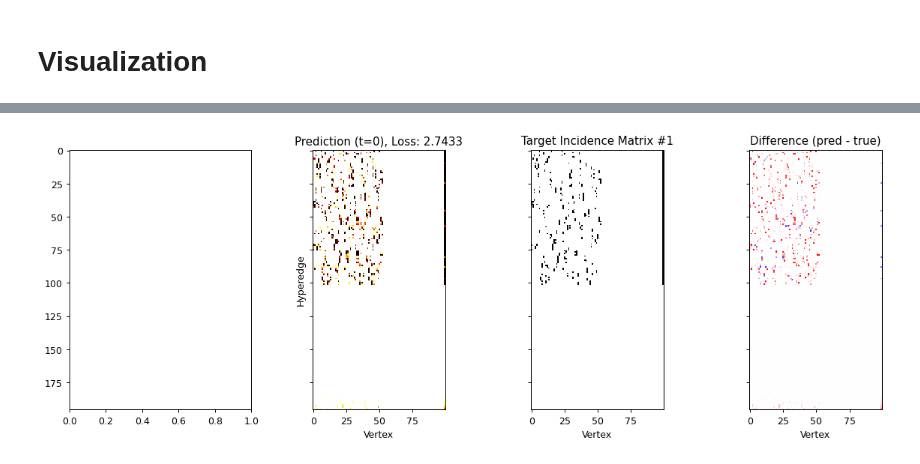
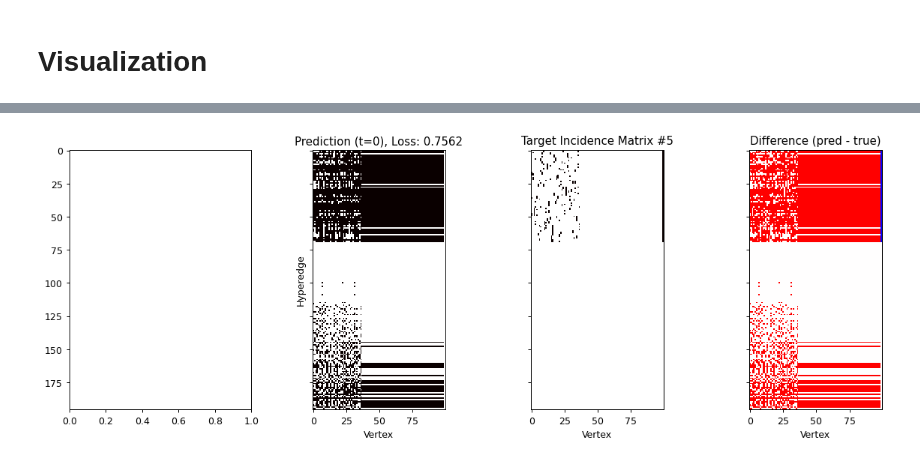
Before and after one commit to etiennedreyer/hypergraphflow, a Jupyter notebook: notebooks/convex_hull_custom.ipynb, the cells around one changed output, grey strips where cells are left out. Drawn from its saved outputs; the diff is of its cells as text; code cells hidden in the pictures.

```diff
--- a/notebooks/convex_hull_custom.ipynb
+++ b/notebooks/convex_hull_custom.ipynb
@@ -127,5 +142,5 @@ config['nray'] = 0
 # %%
 # trainer, model, ds, dls = main(config, mode="train", overtrain=True) #, checkpoint=ckpt)
-trainer, model, ds, dls = main(config, mode="test", checkpoint=ckpt)
+trainer, model, ds, dls = main(config, mode="test") #, checkpoint=ckpt)
 # %% [output]
 Seed set to 123456
@@ -138,0 +198,9 @@ HPU available: False, using: 0 HPUs
+# %%
+from fvcore.nn import FlopCountAnalysis, flop_count_table
+
+model.eval()
+batch = next(iter(dls['test']))
+in_feats, _ = batch
+flops = FlopCountAnalysis(model, in_feats)
+print(flop_count_table(flops))
+print(f"\nTotal FLOPs: {flops.total()}")
@@ -227,14 +313,3 @@ def align_incidence_matrix(im_pred, im_true):
     im_pred_aligned = torch.gather(im_pred, 1, indices)
 
     return im_pred_aligned, loss, indices
-# %%
-node_feats, im_truth = batch
-
-hid_state = model.net.get_init_state()
-preds = []
-draft = None
-for s in range(model.net.segments):
-    pred, hid_state = model.net(hid_state, node_feats, segment=s, draft=draft)
-    preds.append(pred)
-    draft = torch.sigmoid(pred.detach())
-    # break
@@ -420,8 +447,8 @@ from IPython.display import HTML
 
 fig, ax = plt.subplots(1, 4, figsize=(16, 5), sharey=True, dpi=90)
 
-idx = 1
-to_binary = False
+idx = 5
+to_binary = True
 
 def update(timestep):
     '''
@@ -439,34 +466,34 @@ def update(timestep):
     ax[1].clear()
     # Prediction panel
     im_pred = seq[timestep][idx]
     if to_binary:
         im_pred = convert_to_binary(im_pred, 0.5)
     im_pred_np = im_pred.cpu().detach().numpy()
     ax[1].imshow(1 - im_pred_np, cmap='hot', vmin=0, vmax=1, interpolation='nearest')
     ax[1].set_title(f"Prediction (t={timestep}), Loss: {loss[idx].mean():.4f}")
     ax[1].set_ylabel("Hyperedge")
     ax[1].set_xlabel("Vertex")
 
     ax[2].clear()
     # Target panel
     im_true = batch[1][idx].cpu().detach().numpy()
     ax[2].imshow(1 - im_true, cmap='hot', vmin=0, vmax=1, interpolation='nearest')
     ax[2].set_title("Target Incidence Matrix #{}".format(idx))
     ax[2].set_xlabel("Vertex")
 
     ax[3].clear()
     # Difference panel
     diff = im_pred_np - im_true
     ax[3].imshow(diff, cmap='bwr', vmin=-1, vmax=1, interpolation='nearest')
     ax[3].set_title("Difference (pred - true)")
     ax[3].set_xlabel("Vertex")
 
 ani = FuncAnimation(fig, update, frames=torch.arange(0, seq.shape[0], 1), interval=500)
 
 HTML(ani.to_jshtml())
 # %% [output]
 [interactive output not drawn]
-[figure, old version]
+[figure, new version]
 # %%
 ### save ani as GIF
 # ani.save(f'{dataset}_animation_{idx}_nonbinary.gif', writer='pillow', fps=2)
```
Also changed, not shown: parts of 15 cells of this notebook, 4 other files.
